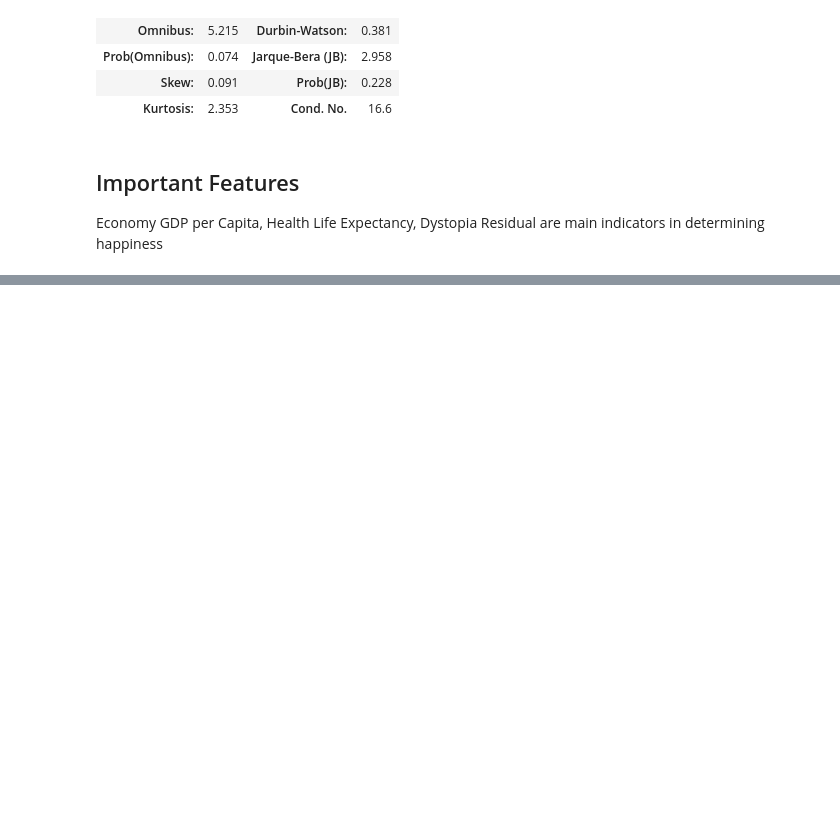
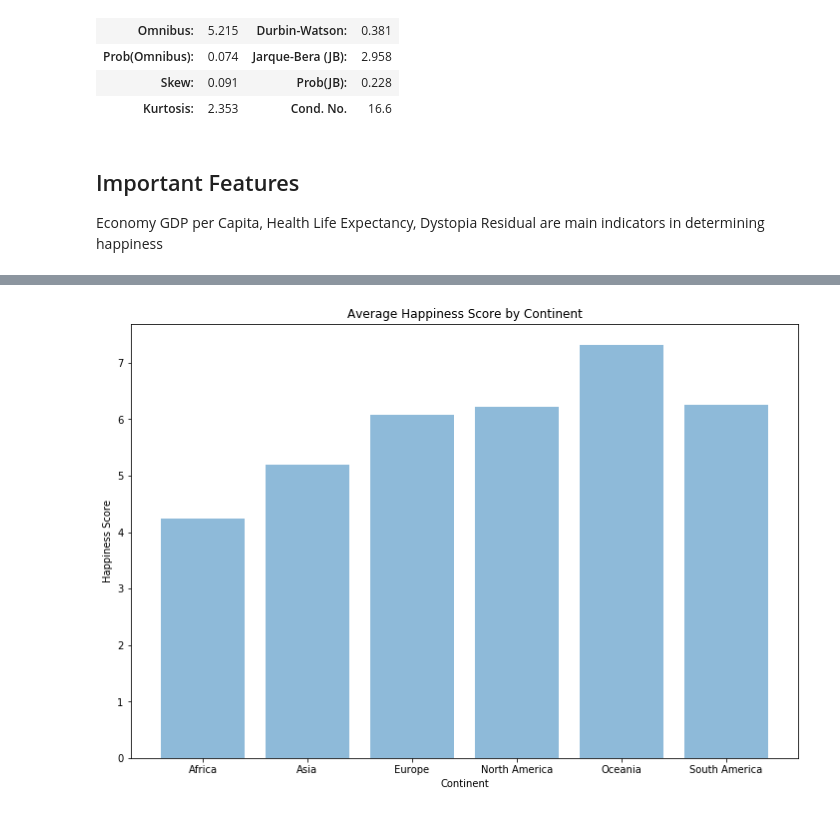
Before and after one commit to uwblueprint/blueprint_intro_to_data_science, a Jupyter notebook: Intro to Data Science by Blueprint.ipynb, the cells around one changed output, grey strips where cells are left out. Cells and saved outputs as stored; diff of their text form; code cells hidden in the pictures; blank space fills up the shorter version.

```diff
--- a/Intro to Data Science by Blueprint.ipynb
+++ b/Intro to Data Science by Blueprint.ipynb
@@ -60,0 +291,14 @@ Economy GDP per Capita, Health Life Expectancy, Dystopia Residual are main indic
+# %%
+happiness_by_continent_df = world_happiness_df.groupby('continent')['Happiness Score'].mean().reset_index()
+# %%
+y_pos = np.arange(len(happiness_by_continent_df))
+
+plt.bar(y_pos, happiness_by_continent_df['Happiness Score'], align='center', alpha=0.5)
+plt.xticks(y_pos, happiness_by_continent_df['continent'])
+plt.ylabel('Happiness Score')
+plt.xlabel('Continent')
+plt.title('Average Happiness Score by Continent')
+
+plt.show()
+# %% [output]
+[figure, added]
```
Also changed, not shown: parts of 12 cells of this notebook, 1 other file.
